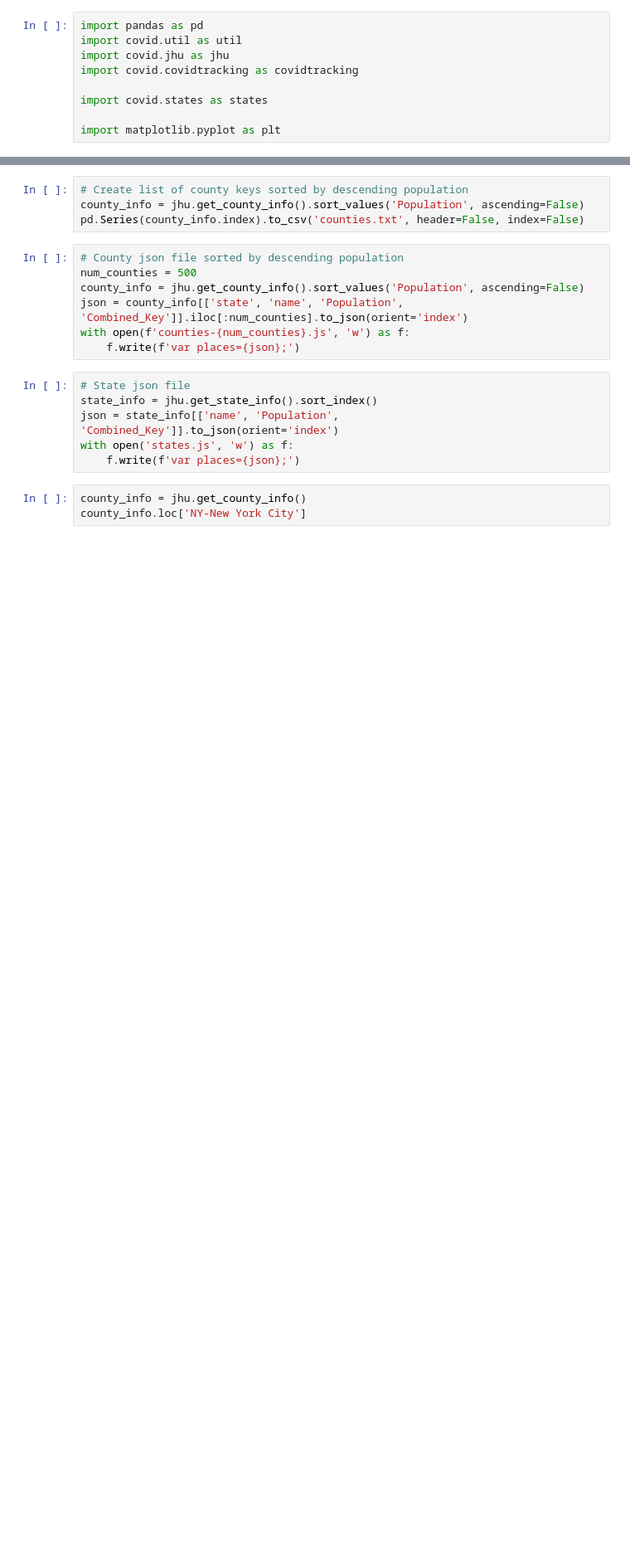
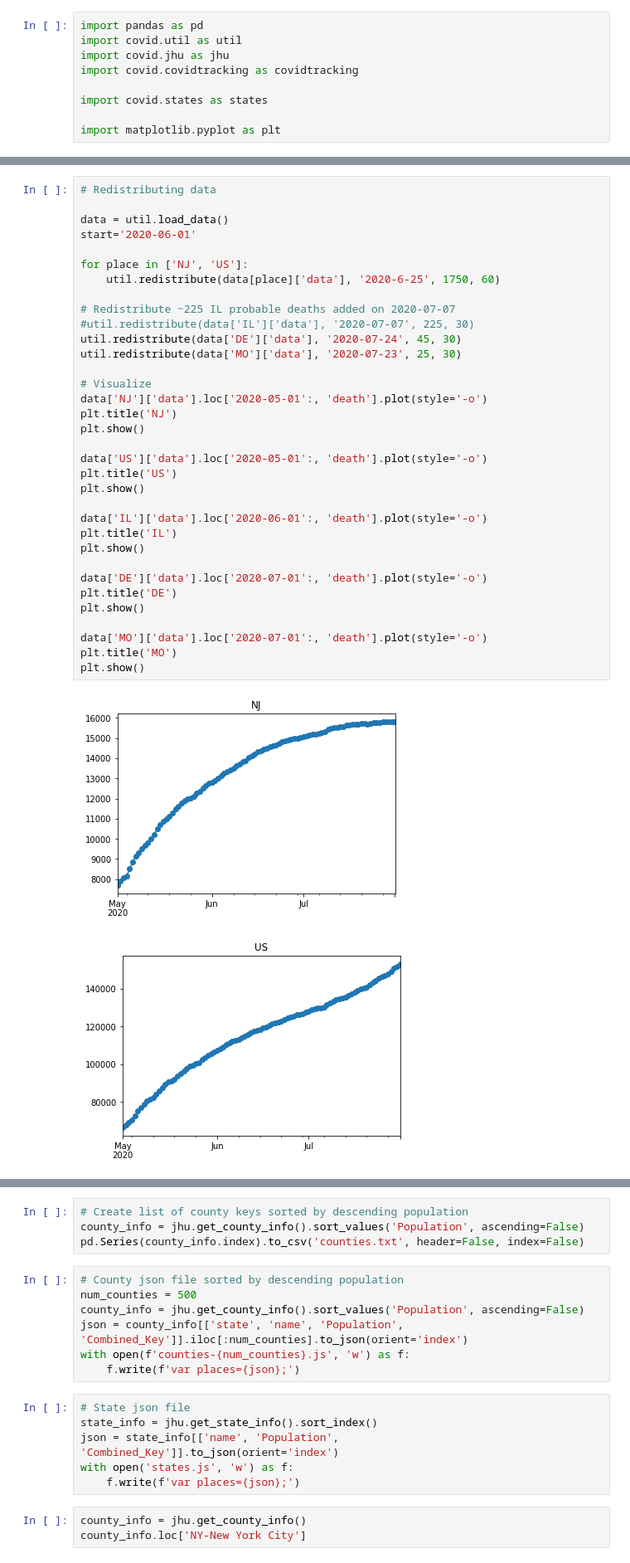
Before and after one commit to dsheldon/covid, a Jupyter notebook: scratch/JHU Data.ipynb, the cells around one changed output, grey strips where cells are left out. Shown at 83% size. Cells and saved outputs as stored; diff of their text form; blank space fills up the shorter version.

Commit message:
testing for data fix utility

```diff
--- a/scratch/JHU Data.ipynb
+++ b/scratch/JHU Data.ipynb
@@ -31,0 +32,37 @@ plt.show()
+# %%
+# Redistributing data
+
+data = util.load_data()
+start='2020-06-01'
+
+for place in ['NJ', 'US']:
+    util.redistribute(data[place]['data'], '2020-6-25', 1750, 60)
+
+# Redistribute ~225 IL probable deaths added on 2020-07-07
+#util.redistribute(data['IL']['data'], '2020-07-07', 225, 30)
+util.redistribute(data['DE']['data'], '2020-07-24', 45, 30)
+util.redistribute(data['MO']['data'], '2020-07-23', 25, 30)
+
+# Visualize
+data['NJ']['data'].loc['2020-05-01':, 'death'].plot(style='-o')
+plt.title('NJ')
+plt.show()
+
+data['US']['data'].loc['2020-05-01':, 'death'].plot(style='-o')
+plt.title('US')
+plt.show()
+
+data['IL']['data'].loc['2020-06-01':, 'death'].plot(style='-o')
+plt.title('IL')
+plt.show()
+
+data['DE']['data'].loc['2020-07-01':, 'death'].plot(style='-o')
+plt.title('DE')
+plt.show()
+
+data['MO']['data'].loc['2020-07-01':, 'death'].plot(style='-o')
+plt.title('MO')
+plt.show()
+# %% [output]
+[figure, added]
+[figure, added]
```
Also changed, not shown: parts of 5 cells of this notebook.
